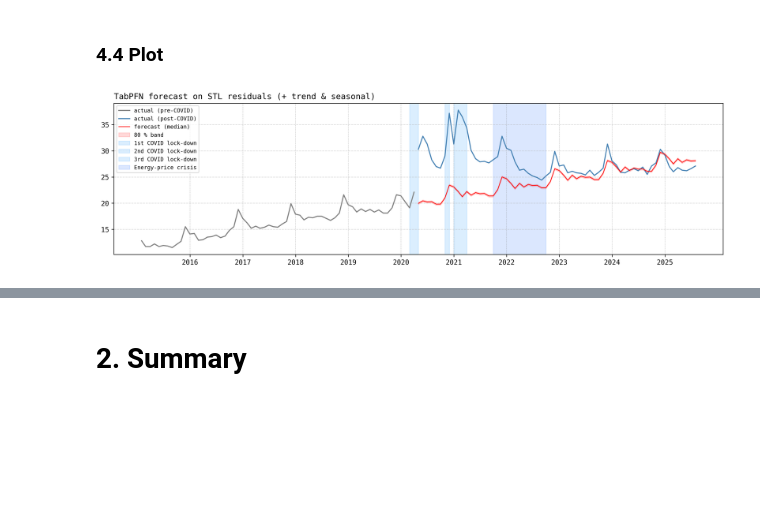
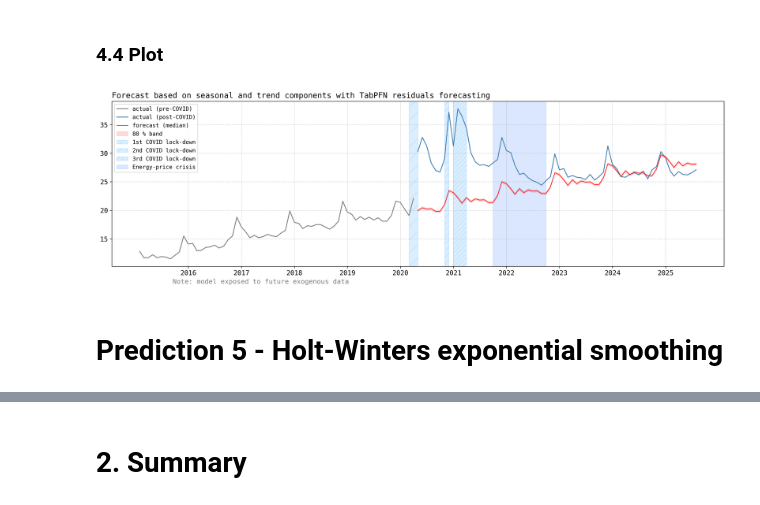
Before and after one commit to michaelarutyunov/time-series-methods, a Jupyter notebook: notebooks/03_modelling.ipynb, the cells around one changed output, grey strips where cells are left out. Saved outputs shown, nothing was run; the diff lists cells and outputs as text; code cells hidden in the pictures; blank space fills up the shorter version.

```diff
--- a/notebooks/03_modelling.ipynb
+++ b/notebooks/03_modelling.ipynb
@@ -12,7 +12,7 @@ RANDOM_STATE = 42
 # %%
 # Chart style settings
 import matplotlib.style as style
-style.use({'font.family': 'Monospace', 'font.size': 10, })
+style.use({'font.family': 'Monospace', 'font.size': 12, })
 # %%
 # Data folders
 from pathlib import Path
@@ -989,7 +1016,7 @@ plot_df = (pd.concat([pre_covid_actual_df,
            .reset_index(drop=True))
 # %%
 # plot
-plt.figure(figsize=(16, 4), dpi=300)
+plt.figure(figsize=(16, 5), dpi=300)
 
 sns.lineplot(data=plot_df.query("series == 'actual pre-COVID'"),
              x='timestamp', y='value', linewidth=1.5,
@@ -999,34 +1026,39 @@ sns.lineplot(data=plot_df.query("series == 'actual post-COVID'"),
              x='timestamp', y='value', linewidth=1.5,
              color='steelblue', label='actual (post-COVID)')
 
 sns.lineplot(data=plot_df.query("series == 'forecast'"),
              x='timestamp', y='value', linewidth=1,
              color='red', label='forecast (median)')
 
 # shaded band
 lower = plot_df.query("series == 'lower80'").set_index('timestamp')['value']
 upper = plot_df.query("series == 'upper80'").set_index('timestamp')['value']
 plt.fill_between(lower.index, lower, upper,
                  color='red', alpha=.15, label='80 % band')
 
 # grid
 ax = plt.gca()
 time_range = pd.date_range(start=plot_df['timestamp'].min(), end=plot_df['timestamp'].max(), freq='YS')
 ax.set_xticks(time_range)
 ax.set_xticklabels([t.year for t in time_range])
 for tick in ax.get_xticks():
     ax.axvline(x=tick, color='gray', linestyle='--', linewidth=0.5, alpha=0.5)
 
 # event spans
 event_spans = add_event_spans(ax)
 
-ax.legend(fontsize=8)
+ax.legend(loc='upper left', fontsize=10)
+
 plt.xlabel('')
 plt.ylabel('')
 plt.grid(axis='y', linestyle='--', alpha=0.5)
-plt.title('TabPFN forecast on STL residuals (+ trend & seasonal)', loc='left')
+plt.title('Forecast based on seasonal and trend components with TabPFN residuals forecasting', fontsize=14, loc='left')
+plt.figtext(0.125, 0, 'Note: model exposed to future exogenous data', fontsize=12, color='grey')
 
-# plt.savefig('../outputs/figures/UK_online_retail_share_STL_TabPFN.png',bbox_inches='tight', dpi=300)
+plt.savefig('../outputs/figures/Prediction_4_STL_TabPFNresid.png', bbox_inches='tight', dpi=300)
+plt.tight_layout()
 plt.show()
 # %% [output]
-[figure, old version]
+[figure, new version]
+# %% [markdown]
+# Prediction 5 - Holt-Winters exponential smoothing
```
Also changed, not shown: parts of 19 cells of this notebook, 9 other files.
